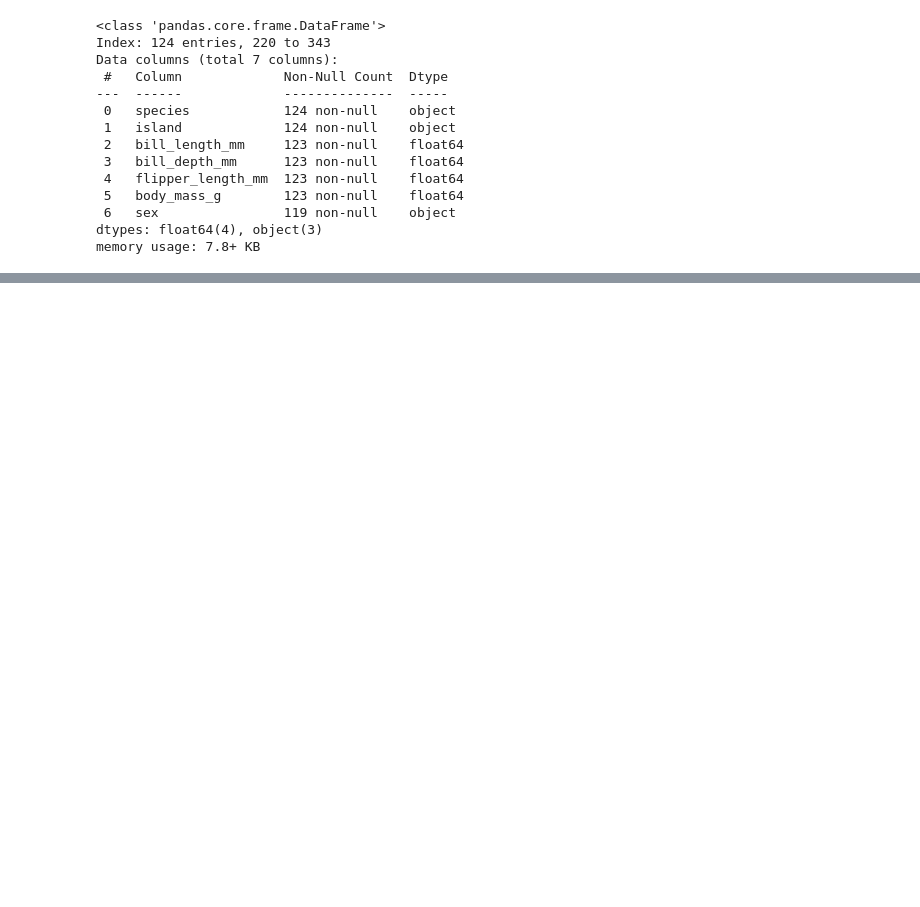
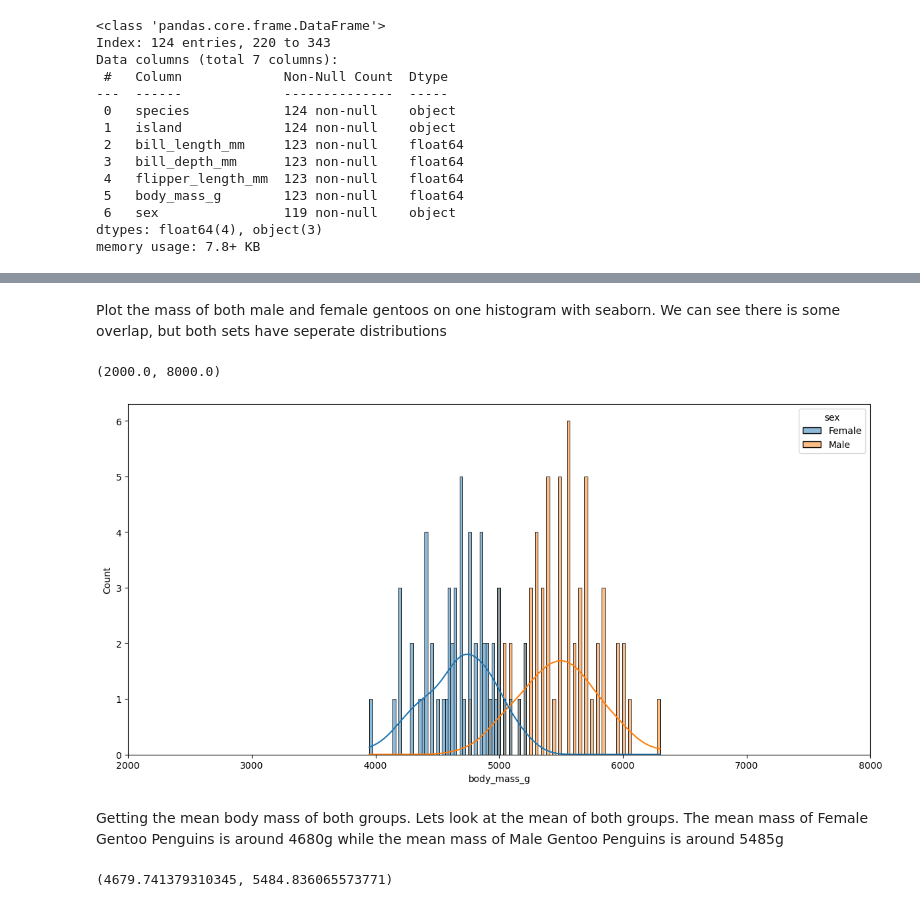
Before and after one commit to JScarry/MLAS_project, a Jupyter notebook: Task3.ipynb, the cells around one changed output, grey strips where cells are left out. Cells and saved outputs as stored; diff of their text form; code cells hidden in the pictures; blank space fills up the shorter version.

```diff
--- a/Task3.ipynb
+++ b/Task3.ipynb
@@ -343,0 +397,17 @@ body_mass_gentoos_female_mean
+# %% [markdown]
+Plot the mass of both male and female gentoos on one histogram with seaborn. We can see there is some overlap, but both sets have seperate distributions
+# %%
+fig, ax = plt.subplots(figsize=(12,6))
+sns.histplot(data=gentoos, x="body_mass_g", hue="sex", bins=100, kde=True)
+plt.xlim(2000, 8000)
+# %% [output]
+(2000.0, 8000.0)
+[figure, added]
+# %% [markdown]
+Getting the mean body mass of both groups. Lets look at the mean of both groups. The mean mass of Female Gentoo Penguins is around 4680g while the mean mass of Male Gentoo Penguins is around 5485g
+# %%
+female_mass_mean = female_mass.mean()
+male_mass_mean = male_mass.mean()
+female_mass_mean, male_mass_mean
+# %% [output]
+(4679.741379310345, 5484.836065573771)
```
Also changed, not shown: parts of 32 cells of this notebook.
